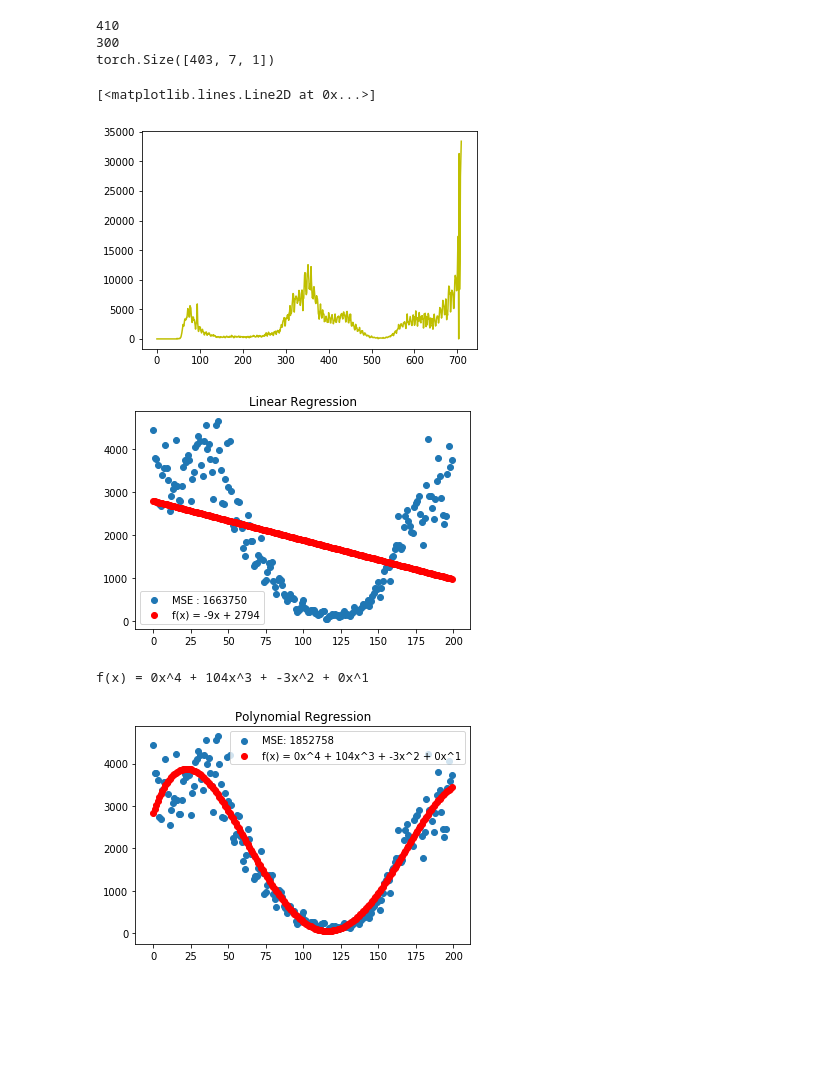
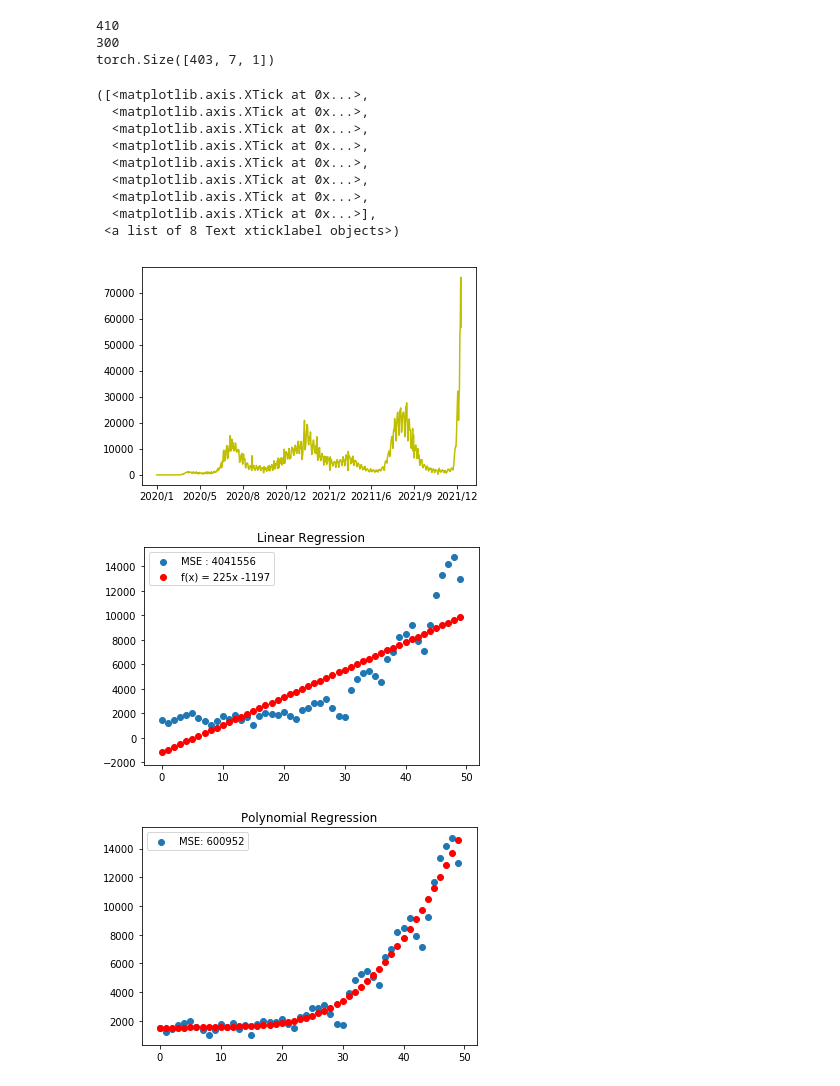
Before and after one commit to GoodrainCN/Covid_Trend, a Jupyter notebook: polynomial.ipynb, the cells around one changed output. Saved outputs shown, nothing was run; the diff lists cells and outputs as text; code cells hidden in the pictures; blank space fills up the shorter version.

```diff
--- a/polynomial.ipynb
+++ b/polynomial.ipynb
@@ -8,7 +8,7 @@ device = torch.device("cuda" if torch.cuda.is_available() else "cpu")
 # %%
 import csv
 data = []
-with open("cleaned/NY.csv", "r", encoding="utf-8") as f:
+with open("cleaned/FL.csv", "r", encoding="utf-8") as f:
     csv_reader = csv.reader(f, delimiter=',')
     headers = next(csv_reader)
     for i in csv_reader:
@@ -77,18 +77,38 @@ plt.plot(
     y,
     color="y"
 )
+plt.xticks(
+    [0,100,200,300,400,500,600,700],
+    ['2020/1','2020/5', '2020/8', '2020/12', '2021/2', '20211/6', '2021/9', '2021/12']
+)
 # %% [output]
-[<matplotlib.lines.Line2D at 0x...>]
+([<matplotlib.axis.XTick at 0x...>,
+  <matplotlib.axis.XTick at 0x...>,
+  <matplotlib.axis.XTick at 0x...>,
+  <matplotlib.axis.XTick at 0x...>,
+  <matplotlib.axis.XTick at 0x...>,
+  <matplotlib.axis.XTick at 0x...>,
+  <matplotlib.axis.XTick at 0x...>,
+  <matplotlib.axis.XTick at 0x...>],
+ <a list of 8 Text xticklabel objects>)
-[figure, old version]
+[figure, new version]
 # %%
 # 多项式回归分析 250～400 之间的数据\
+import csv
+data = []
+with open("cleaned/FL.csv", "r", encoding="utf-8") as f:
+    csv_reader = csv.reader(f, delimiter=',')
+    headers = next(csv_reader)
+    for i in csv_reader:
+        data.append(int(i[5]))
+
 #import external libraries
 from sklearn.linear_model import LinearRegression
 from sklearn.preprocessing import PolynomialFeatures
-
+from sklearn.metrics import mean_squared_error
 #The inteval of selected data
-data_sample = data[400:600]
-x = np.array([i for i in range(200)])
+data_sample = data[500:550]
+x = np.array([i for i in range(50)])
 y = data_sample
 
 #secure the dimensions of x
@@ -106,61 +126,42 @@ fb = int(a)
 fk = int(b)
 if fb >= 0:
     func = f"f(x) = {fk}x + {fb}"
 elif fb < 0:
     func = f"f(x) = {fk}x {fb}"
 
 #calculate the MSE value
-temp0 = 0
-for i in range(len(y)):
-    temp0 += ((y_pred[i] - y[i]) ** 2)
-MSE = temp0 / len(y)
+MSE = mean_squared_error(y, y_pred)
 #plot the graph
 plt.scatter(x, y, label=f'MSE : {int(MSE)}')
 plt.scatter(x, y_pred, color = 'r', label=func)
 plt.title('Linear Regression')
 plt.legend()
 plt.show()
 
 #Set the degree of the poly func
-degree=4
+degree=5
 poly = PolynomialFeatures(degree) # set degree
 poly.fit(X)
 X2 = poly.transform(X)
 
 # Train
 lin_reg = LinearRegression()
 lin_reg.fit(X2, y)
 
-# print(lin_reg.intercept_, lin_reg.coef_)
-# print((lin_reg.coef_)*1000)
-# print(lin_reg.coef_)
+#poly func
+# print(f"{int(lin_reg.coef_[0])}, {int(lin_reg.coef_[1])}, {int(lin_reg.coef_[2])}, {int(lin_reg.coef_[3])}")
+# func = f"f(x) = {int(lin_reg.coef_[0])}x^{degree} + {int(lin_reg.coef_[1])}x^{degree-1} + {int(lin_reg.coef_[2])}x^{degree -2} + {int(lin_reg.coef_[3])}x^{degree-3}"
+# print(func)
+#calculate MSE
+y_pred = lin_reg.predict(X2)
 
-#poly func
-func = f"f(x) = {int(lin_reg.coef_[0])}x^{degree} + {int(lin_reg.coef_[1])}x^{degree-1} + {int(lin_reg.coef_[2])}x^{degree -2} + {int(lin_reg.coef_[3])}x^{degree-3}"
-print(func)
-#calculate MSE
-temp = 0
-t_result = 0
-list0 = []
-# for i in range(len(y)):
-#     deg_0 = int(lin_reg.coef_[0]) * (i ** degree)
-#     deg_1 = int(lin_reg.coef_[1])* (i ** (degree - 1))
-#     deg_2 = int(lin_reg.coef_[2])* (i **(degree-2))
-#     deg_3 = int(lin_reg.coef_[3])* (i **(degree-3))
-#     temp0 = deg_0 + deg_1 + deg_2 + deg_3
-#     t_result += (temp0 - y[i]) ** 2
-    #temp0 += (int(lin_reg.coef_[0]) * i ** degree) + (int(lin_reg.coef_[1])* i ** (degree - 1)) + (int(lin_reg.coef_[2])*i**(degree-2)) + (int(lin_reg.coef_[3])*i**(degree-3))
-y_pred = lin_reg.predict(X2)
-for i in range(len(y)):
-    temp0 += ((y_pred[i] - y[i]) ** 2)
-MSE = temp0 / len(y)
+MSE = mean_squared_error(y, y_pred)
 MSE = int(MSE)
 plt.scatter(x, y, label = f"MSE: {MSE}")
-plt.scatter(x, y_pred, color = 'r', label=func)
+plt.scatter(x, y_pred, color = 'r')
 plt.title('Polynomial Regression')
 plt.legend(loc='best')
 plt.show()
 # %% [output]
-[figure, old version]
+[figure, new version]
-f(x) = 0x^4 + 104x^3 + -3x^2 + 0x^1
-[figure, old version]
+[figure, new version]
```
Also changed, not shown: parts of 5 cells of this notebook, 2 other files.
